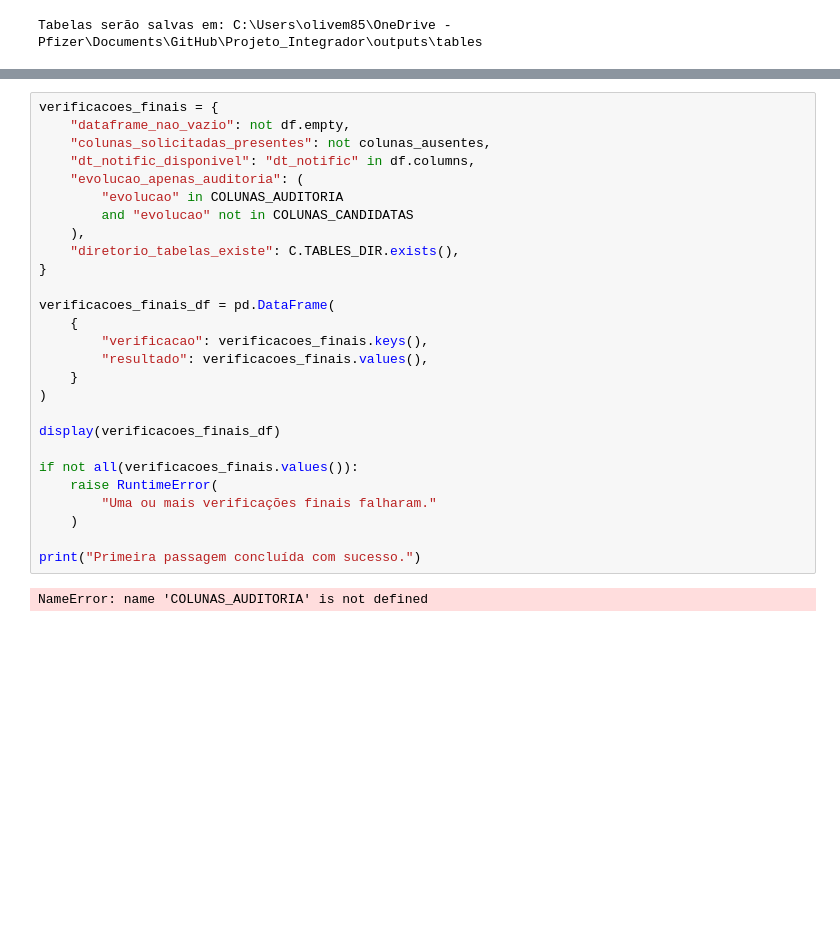
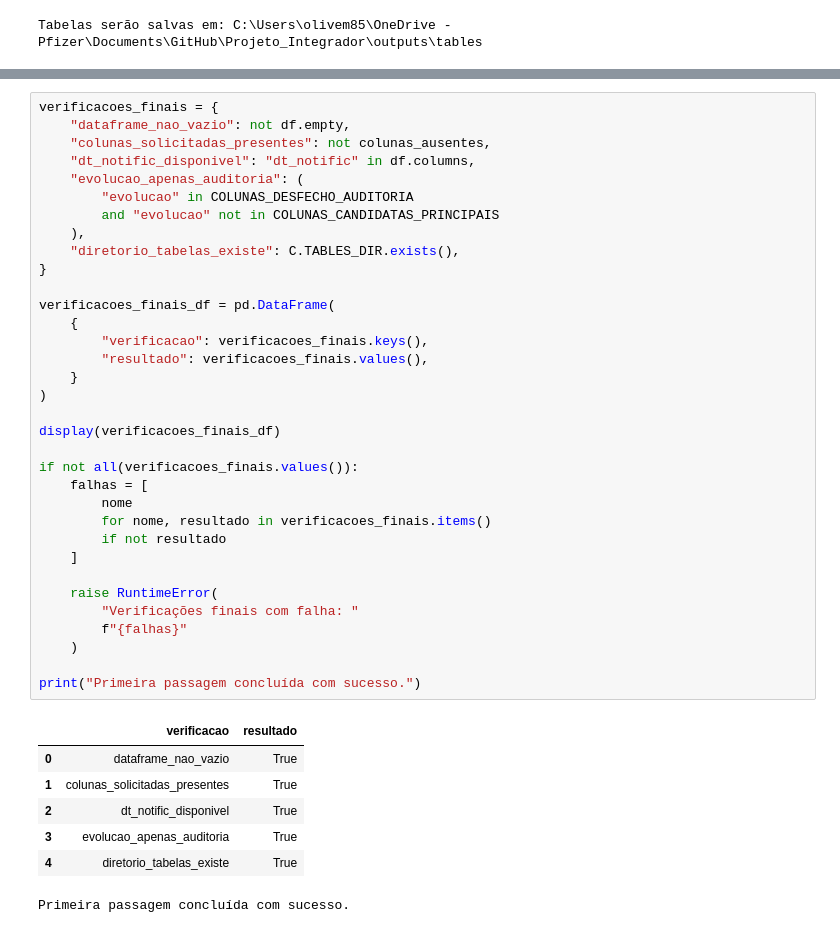
Before and after one commit to Ivan-S-Oliveira/Projeto_Integrador, a Jupyter notebook: notebooks/02_eda/01_eda_primeira_passagem.ipynb, the cells around one changed output, grey strips where cells are left out. Cells and saved outputs as stored; diff of their text form; blank space fills up the shorter version.

Commit message:
EDA - Primeira Passagem

```diff
--- a/notebooks/02_eda/01_eda_primeira_passagem.ipynb
+++ b/notebooks/02_eda/01_eda_primeira_passagem.ipynb
@@ -1117,29 +1077,42 @@ Salvo: C:\Users\olivem85\OneDrive - Pfizer\Documents\GitHub\Projeto_Integrador\o
 # %%
 verificacoes_finais = {
     "dataframe_nao_vazio": not df.empty,
     "colunas_solicitadas_presentes": not colunas_ausentes,
     "dt_notific_disponivel": "dt_notific" in df.columns,
     "evolucao_apenas_auditoria": (
-        "evolucao" in COLUNAS_AUDITORIA
-        and "evolucao" not in COLUNAS_CANDIDATAS
+        "evolucao" in COLUNAS_DESFECHO_AUDITORIA
+        and "evolucao" not in COLUNAS_CANDIDATAS_PRINCIPAIS
     ),
     "diretorio_tabelas_existe": C.TABLES_DIR.exists(),
 }
 
 verificacoes_finais_df = pd.DataFrame(
     {
         "verificacao": verificacoes_finais.keys(),
         "resultado": verificacoes_finais.values(),
     }
 )
 
 display(verificacoes_finais_df)
 
 if not all(verificacoes_finais.values()):
+    falhas = [
+        nome
+        for nome, resultado in verificacoes_finais.items()
+        if not resultado
+    ]
+
     raise RuntimeError(
-        "Uma ou mais verificações finais falharam."
+        "Verificações finais com falha: "
+        f"{falhas}"
     )
 
 print("Primeira passagem concluída com sucesso.")
 # %% [output]
+|  | verificacao | resultado |
+| 0 | dataframe_nao_vazio | True |
+| 1 | colunas_solicitadas_presentes | True |
+| 2 | dt_notific_disponivel | True |
+| 3 | evolucao_apenas_auditoria | True |
+| 4 | diretorio_tabelas_existe | True |
-NameError: name 'COLUNAS_AUDITORIA' is not defined
+Primeira passagem concluída com sucesso.
```
Also changed, not shown: parts of 18 cells of this notebook.
